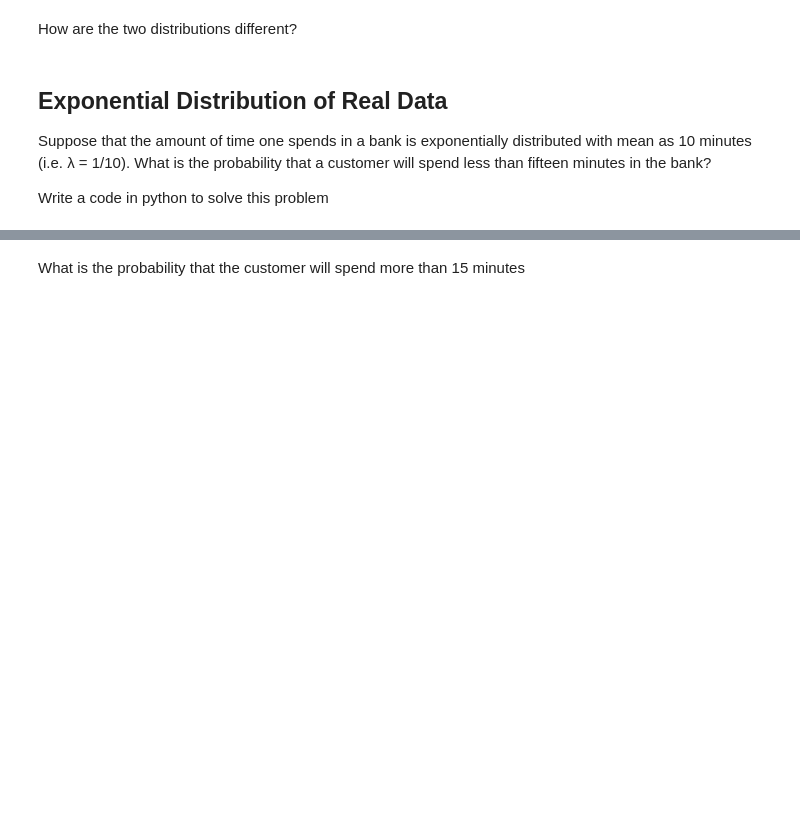
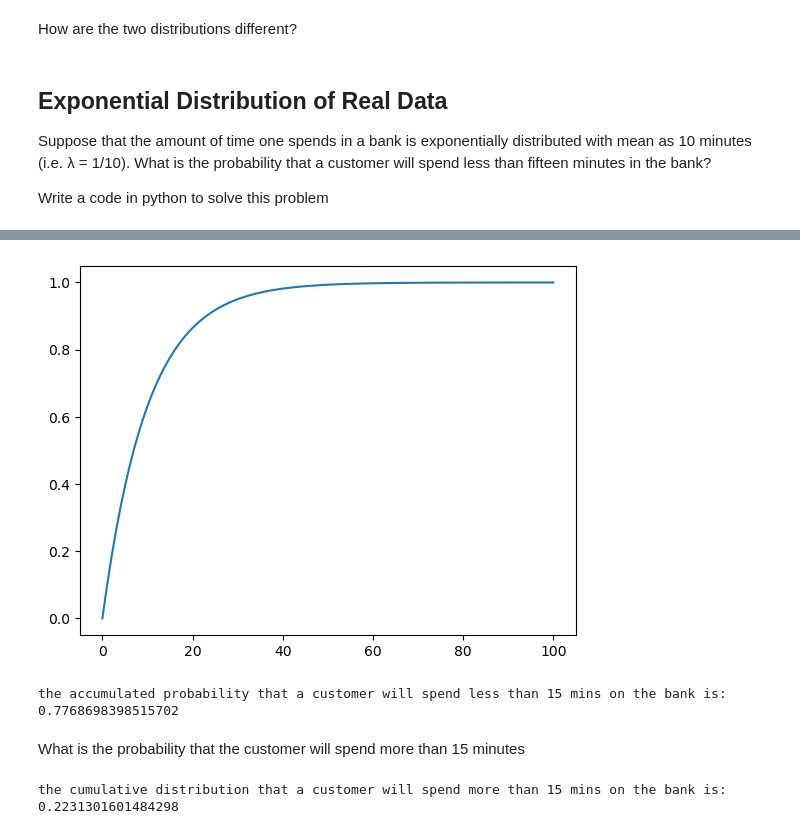
Before and after one commit to Ironhack-Data-Madrid-PartTime-Oct22/lab-continuous-probability-distribution, a Jupyter notebook: your-code/main.ipynb, the cells around one changed output, grey strips where cells are left out. Drawn from its saved outputs; the diff is of its cells as text; code cells hidden in the pictures; blank space fills up the shorter version.

```diff
--- a/your-code/main.ipynb
+++ b/your-code/main.ipynb
@@ -190,3 +205,11 @@ Write a code in python to solve this problem
 # %%
 # your answer here
 # Hint: This is same as saying P(x<15)
+
+#first we define the distribution object
+mean = 10
+my_expon = expon(scale = mean)
+# %%
+# then we create an array to simulate the average time a customer will spend in the bank
+min_bank = np.linspace(0, 100, 100, dtype = int)
+min_bank
@@ -193,2 +225,11 @@ Write a code in python to solve this problem
+# %%
+prob_min_bank = my_expon.cdf(min_bank)
+plt.plot(min_bank, prob_min_bank);
+# %% [output]
+[figure, added]
+# %%
+print(f'the cumulative distribution that a customer will spend less than 15 mins on the bank is: {my_expon.cdf(15)}')
+# %% [output]
+the accumulated probability that a customer will spend less than 15 mins on the bank is: 0.7768698398515702
 # %% [markdown]
 What is the probability that the customer will spend more than 15 minutes
@@ -196,0 +236,5 @@ What is the probability that the customer will spend more than 15 minutes
+# %%
+# your answer here
+print(f'the cumulative distribution that a customer will spend more than 15 mins on the bank is: {1 - my_expon.cdf(15)}')
+# %% [output]
+the cumulative distribution that a customer will spend more than 15 mins on the bank is: 0.2231301601484298
```
Also changed, not shown: parts of 12 cells of this notebook.
